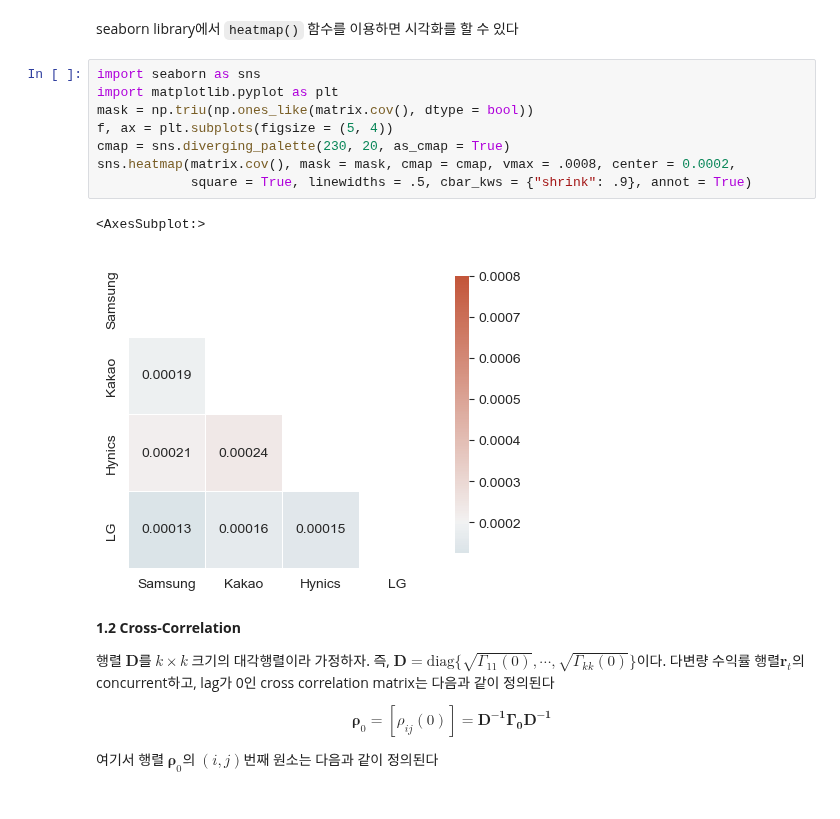
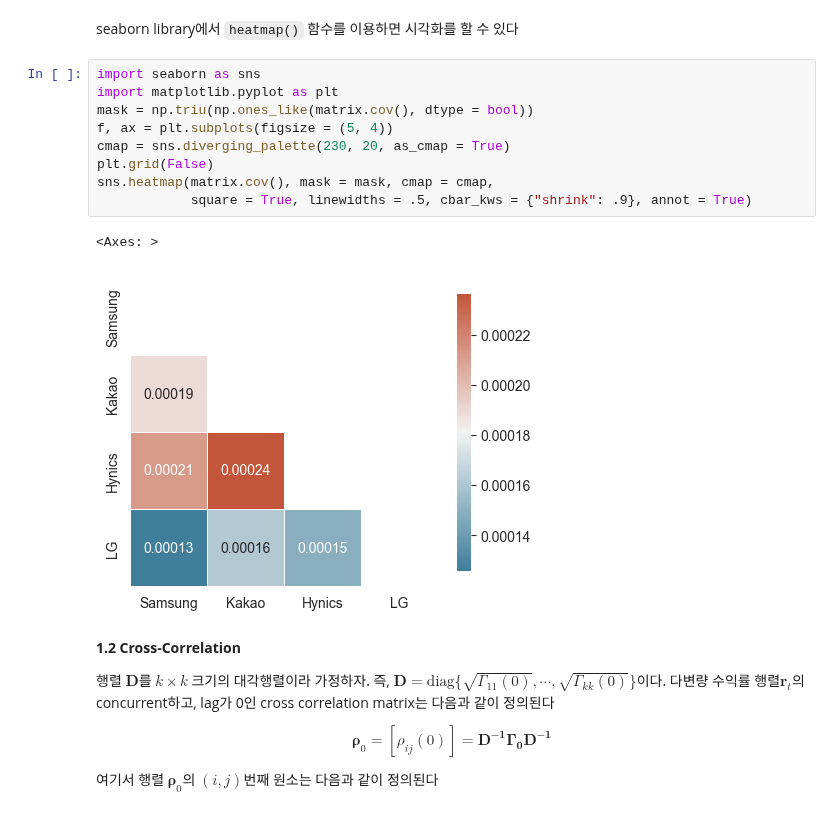
Before and after one commit to Tommylee1013/QUANTIFI, a Jupyter notebook: Week 06/Multivariate Time Series.ipynb, the cells around one changed output. Cells and saved outputs as stored; diff of their text form.

```diff
--- a/Week 06/Multivariate Time Series.ipynb
+++ b/Week 06/Multivariate Time Series.ipynb
@@ -83,14 +83,15 @@ seaborn library에서 `heatmap()` 함수를 이용하면 시각화를 할 수
 # %%
 import seaborn as sns
 import matplotlib.pyplot as plt
 mask = np.triu(np.ones_like(matrix.cov(), dtype = bool))
 f, ax = plt.subplots(figsize = (5, 4))
 cmap = sns.diverging_palette(230, 20, as_cmap = True)
-sns.heatmap(matrix.cov(), mask = mask, cmap = cmap, vmax = .0008, center = 0.0002,
+plt.grid(False)
+sns.heatmap(matrix.cov(), mask = mask, cmap = cmap,
             square = True, linewidths = .5, cbar_kws = {"shrink": .9}, annot = True)
 # %% [output]
-<AxesSubplot:>
+<Axes: >
-[figure, old version]
+[figure, new version]
 # %% [markdown]
 **1.2 Cross-Correlation**
 
```
Also changed, not shown: parts of 2 cells of this notebook.
